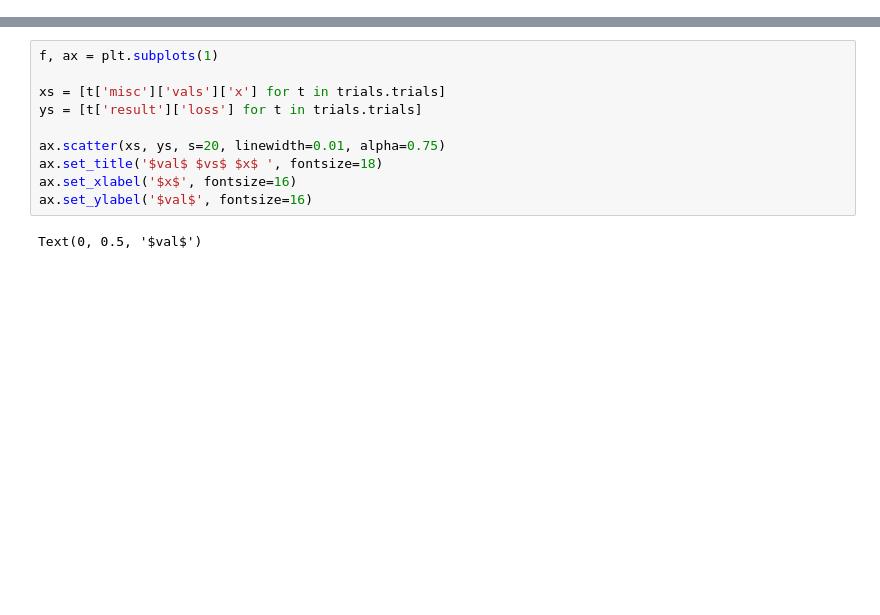
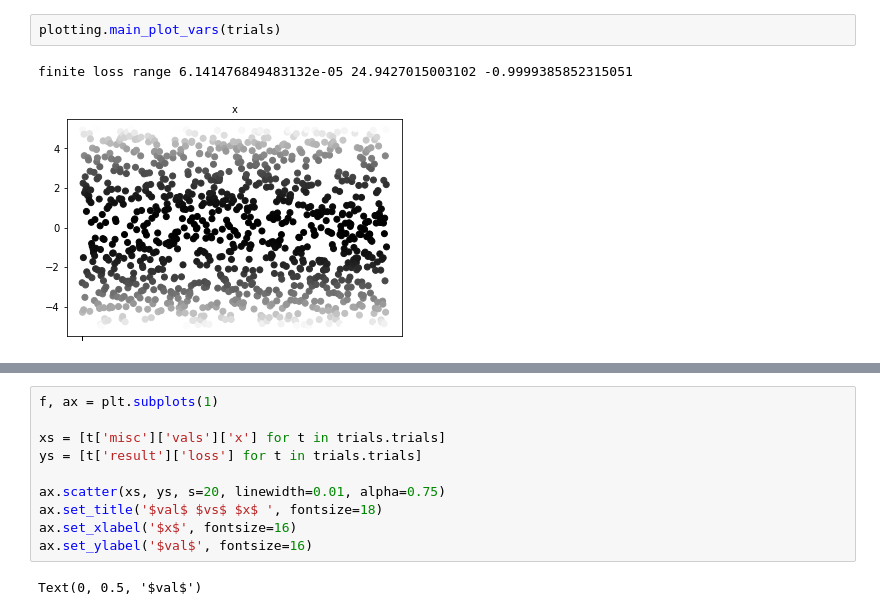
Before and after one commit to marcinwolter/DeepLearning_2020, a Jupyter notebook: hyperopt_optuna_demo.ipynb, the cells around one changed output, grey strips where cells are left out. Drawn from its saved outputs; the diff is of its cells as text; blank space fills up the shorter version.

```diff
--- a/hyperopt_optuna_demo.ipynb
+++ b/hyperopt_optuna_demo.ipynb
@@ -36,3 +44,8 @@ print(trials.trials)
+# %%
+plotting.main_plot_vars(trials)
+# %% [output]
+finite loss range 6.141476849483132e-05 24.9427015003102 -0.9999385852315051
+[figure, added]
 # %%
 f, ax = plt.subplots(1)
 
```
Also changed, not shown: parts of 8 cells of this notebook.
